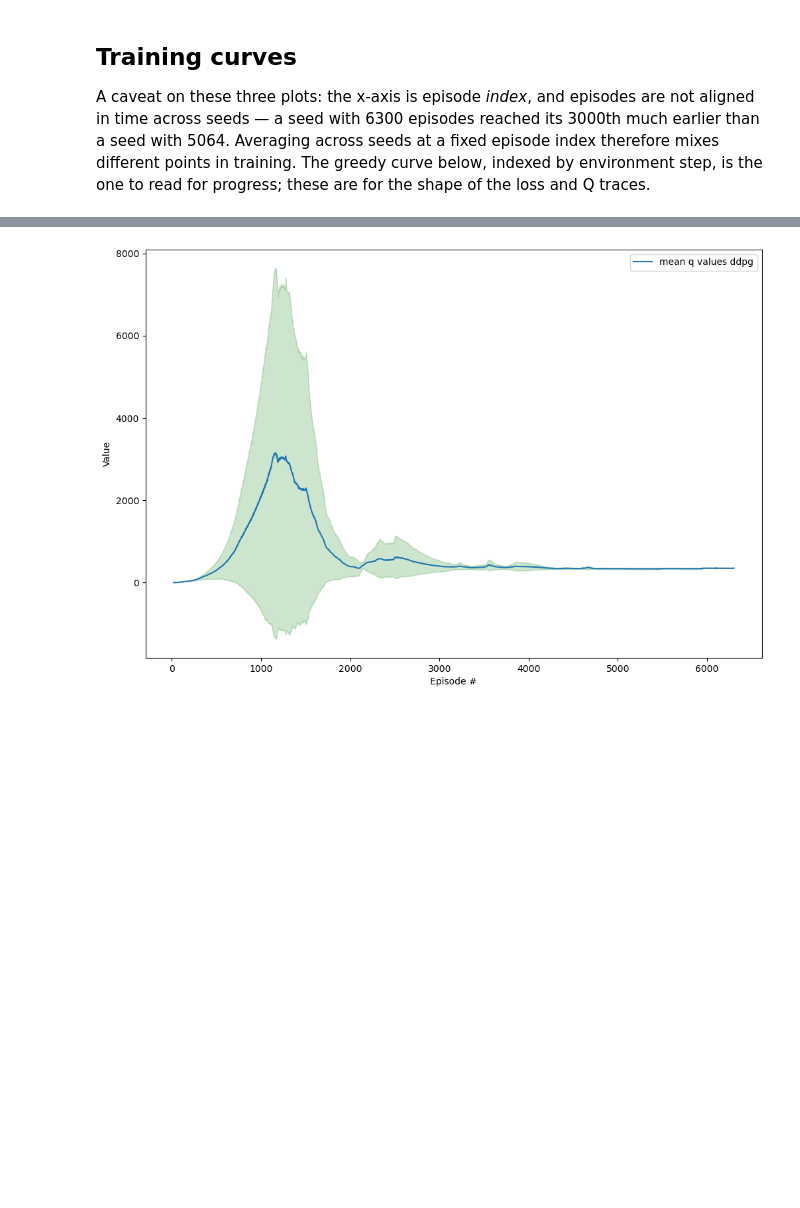
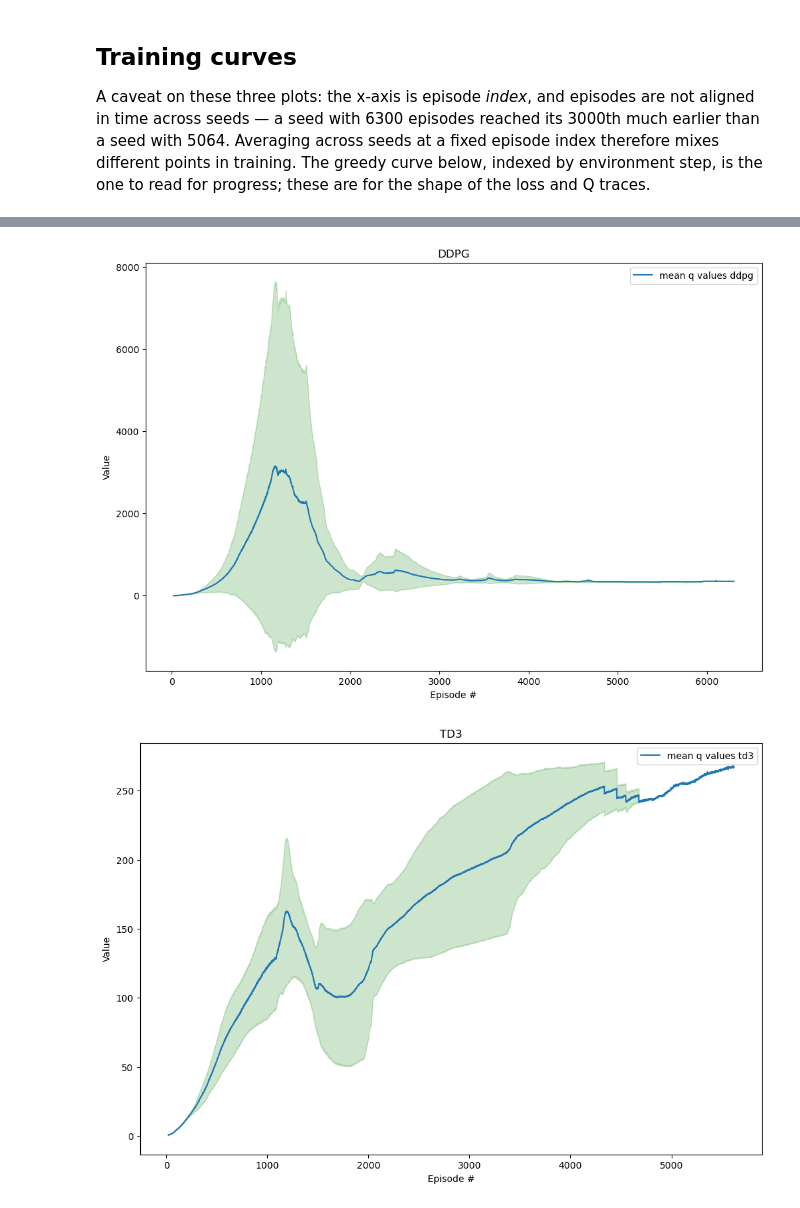
Before and after one commit to CloudedLeopard17/Reinforcement-Learning, a Jupyter notebook: policy-gradient/mujoco/hopper/hopper.ipynb, the cells around one changed output, grey strips where cells are left out. Cells and saved outputs as stored; diff of their text form; code cells hidden in the pictures; blank space fills up the shorter version.

```diff
--- a/policy-gradient/mujoco/hopper/hopper.ipynb
+++ b/policy-gradient/mujoco/hopper/hopper.ipynb
@@ -467,15 +577,30 @@ plt.show()
 # %%
 plt.figure(figsize=(12,8))
-mean = np.nanmean(q_values, axis =0)
-std = np.nanstd(q_values, axis =0)
+mean = np.nanmean(q_values_ddpg, axis =0)
+std = np.nanstd(q_values_ddpg, axis =0)
 x = np.arange(len(mean))+1
 plt.plot(x,mean, label='mean q values ddpg')
 plt.fill_between(x,mean-std, mean+std, alpha=0.2, color='green')
 plt.legend()
 plt.xlabel('Episode #')
 plt.ylabel('Value')
+plt.title('DDPG')
 plt.show()
 # %% [output]
-[figure, old version]
+[figure, new version]
+# %%
+plt.figure(figsize=(12,8))
+mean = np.nanmean(q_values_td3, axis =0)
+std = np.nanstd(q_values_td3, axis =0)
+x = np.arange(len(mean))+1
+plt.plot(x,mean, label='mean q values td3')
+plt.fill_between(x,mean-std, mean+std, alpha=0.2, color='green')
+plt.legend()
+plt.xlabel('Episode #')
+plt.ylabel('Value')
+plt.title('TD3')
+plt.show()
+# %% [output]
+[figure, added]
 # %%
 plt.figure(figsize=(12,8))
```
Also changed, not shown: parts of 30 cells of this notebook, 8 other files.
